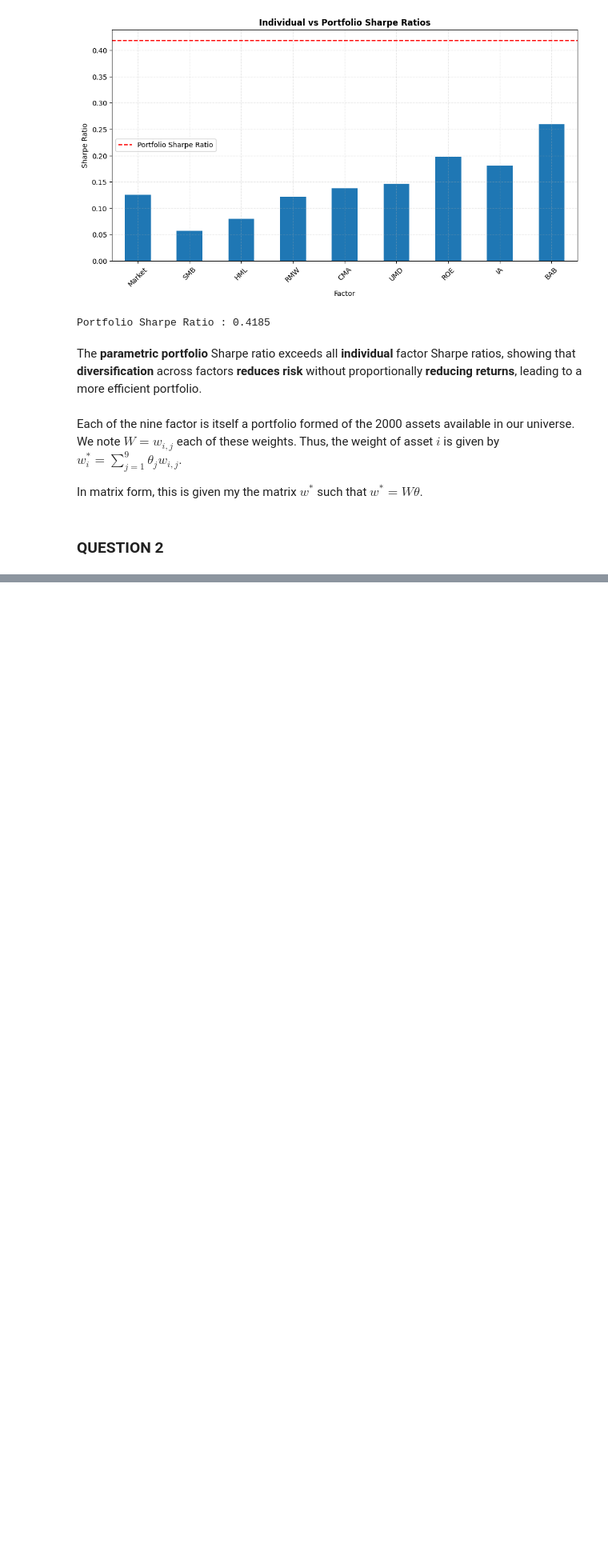
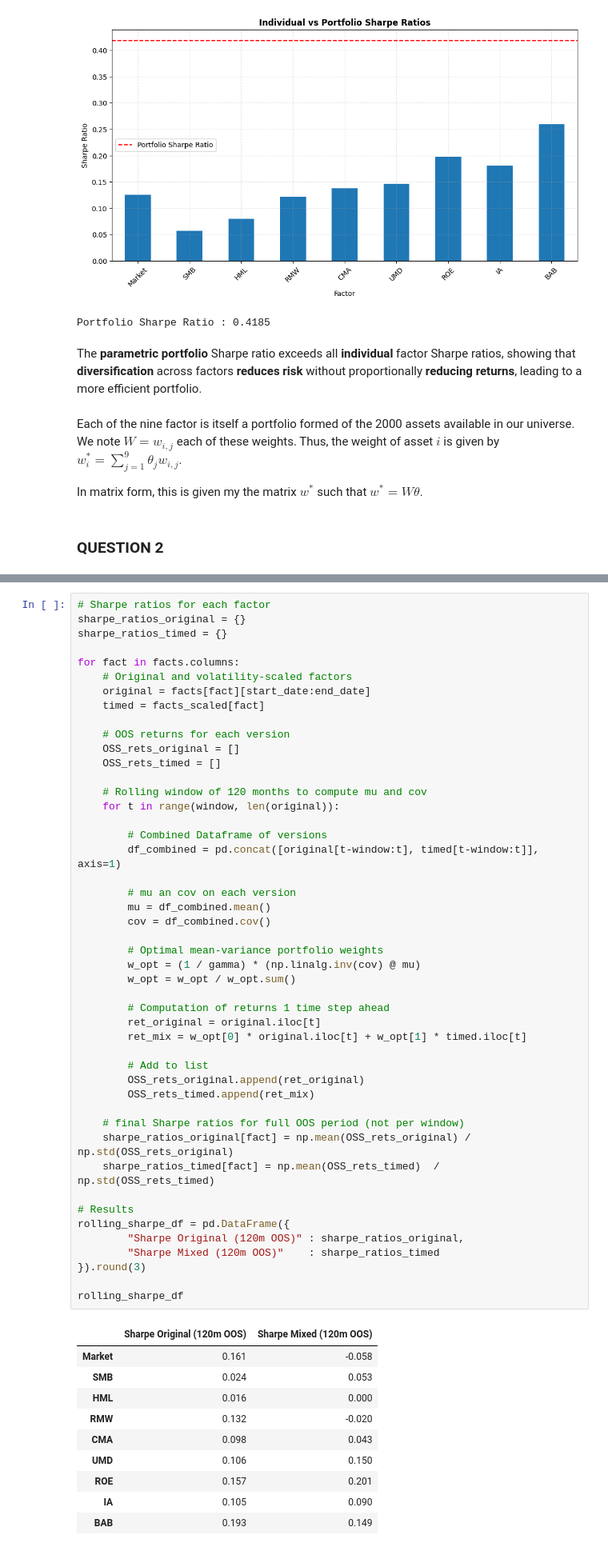
Before and after one commit to MarienRossiBenedetti/QuantPortfolioManagement, a Jupyter notebook: Assignment_4/assignment_4.ipynb, the cells around one changed output, grey strips where cells are left out. Shown: that part at 80% size. Cells and saved outputs as stored; diff of their text form; blank space fills up the shorter version.

```diff
--- a/Assignment_4/assignment_4.ipynb
+++ b/Assignment_4/assignment_4.ipynb
@@ -162,0 +285,58 @@ In matrix form, this is given my the matrix $w^*$ such that $w^* = W\theta$.
+# %%
+# Sharpe ratios for each factor
+sharpe_ratios_original = {}
+sharpe_ratios_timed = {}
+
+for fact in facts.columns:
+    # Original and volatility-scaled factors
+    original = facts[fact][start_date:end_date]
+    timed = facts_scaled[fact]
+
+    # OOS returns for each version
+    OSS_rets_original = []
+    OSS_rets_timed = []
+
+    # Rolling window of 120 months to compute mu and cov
+    for t in range(window, len(original)):
+
+        # Combined Dataframe of versions
+        df_combined = pd.concat([original[t-window:t], timed[t-window:t]], axis=1)
+
+        # mu an cov on each version
+        mu = df_combined.mean()
+        cov = df_combined.cov()
+
+        # Optimal mean-variance portfolio weights
+        w_opt = (1 / gamma) * (np.linalg.inv(cov) @ mu)
+        w_opt = w_opt / w_opt.sum()
+
+        # Computation of returns 1 time step ahead
+        ret_original = original.iloc[t]
+        ret_mix = w_opt[0] * original.iloc[t] + w_opt[1] * timed.iloc[t]
+
+        # Add to list
+        OSS_rets_original.append(ret_original)
+        OSS_rets_timed.append(ret_mix)
+
+    # final Sharpe ratios for full OOS period (not per window)
+    sharpe_ratios_original[fact] = np.mean(OSS_rets_original) / np.std(OSS_rets_original)
+    sharpe_ratios_timed[fact] = np.mean(OSS_rets_timed)  / np.std(OSS_rets_timed)
+
+# Results
+rolling_sharpe_df = pd.DataFrame({
+        "Sharpe Original (120m OOS)" : sharpe_ratios_original,
+        "Sharpe Mixed (120m OOS)"    : sharpe_ratios_timed
+}).round(3)
+
+rolling_sharpe_df
+# %% [output]
+|  | Sharpe Original (120m OOS) | Sharpe Mixed (120m OOS) |
+| Market | 0.161 | -0.058 |
+| SMB | 0.024 | 0.053 |
+| HML | 0.016 | 0.000 |
+| RMW | 0.132 | -0.020 |
+| CMA | 0.098 | 0.043 |
+| UMD | 0.106 | 0.150 |
+| ROE | 0.157 | 0.201 |
+| IA | 0.105 | 0.090 |
+| BAB | 0.193 | 0.149 |
```
Also changed, not shown: parts of 12 cells of this notebook.
